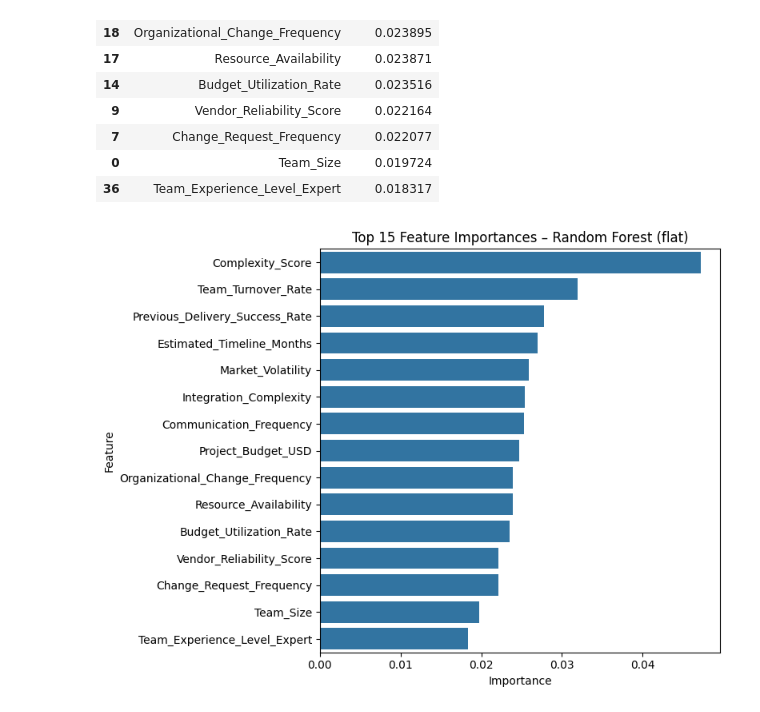
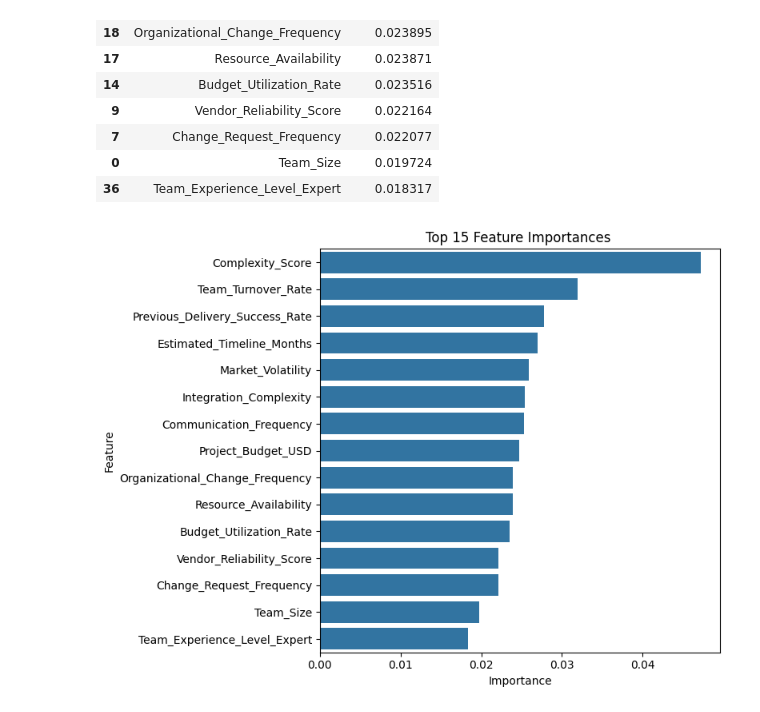
Before and after one commit to manjumk3108/AI_ML_Risk_Presdiction, a Jupyter notebook: notebooks/PM_RM.ipynb, the cells around one changed output. Saved outputs shown, nothing was run; the diff lists cells and outputs as text; code cells hidden in the pictures.

```diff
--- a/notebooks/PM_RM.ipynb
+++ b/notebooks/PM_RM.ipynb
@@ -18,7 +18,7 @@ from sklearn.ensemble import RandomForestClassifier
 from sklearn.metrics import accuracy_score, classification_report, confusion_matrix
 # %%
 # Loading the dataset
-df = pd.read_csv("D:/3rd_Sem_HSF/AI_ML/project_raw_risk/project_risk_raw_dataset.csv")
+df = pd.read_csv("../data/raw_data/project_risk_raw_dataset.csv")
 
 print("Original shape:", df.shape)
 
@@ -372,16 +372,16 @@ feat_imp.head(15)
 | 0 | Team_Size | 0.019724 |
 | 36 | Team_Experience_Level_Expert | 0.018317 |
 # %%
-# Optional: bar plot of top 15 important features
+# Plotting top 15 important features
 
 top15 = feat_imp.head(15)
 
 plt.figure(figsize=(8, 6))
 sns.barplot(data=top15, x="importance", y="feature")
-plt.title("Top 15 Feature Importances – Random Forest (flat)")
+plt.title("Top 15 Feature Importances ")
 plt.xlabel("Importance")
 plt.ylabel("Feature")
 plt.tight_layout()
 plt.show()
 # %% [output]
-[figure, old version]
+[figure, new version]
```
Also changed, not shown: parts of 9 cells of this notebook, 1 other file.
